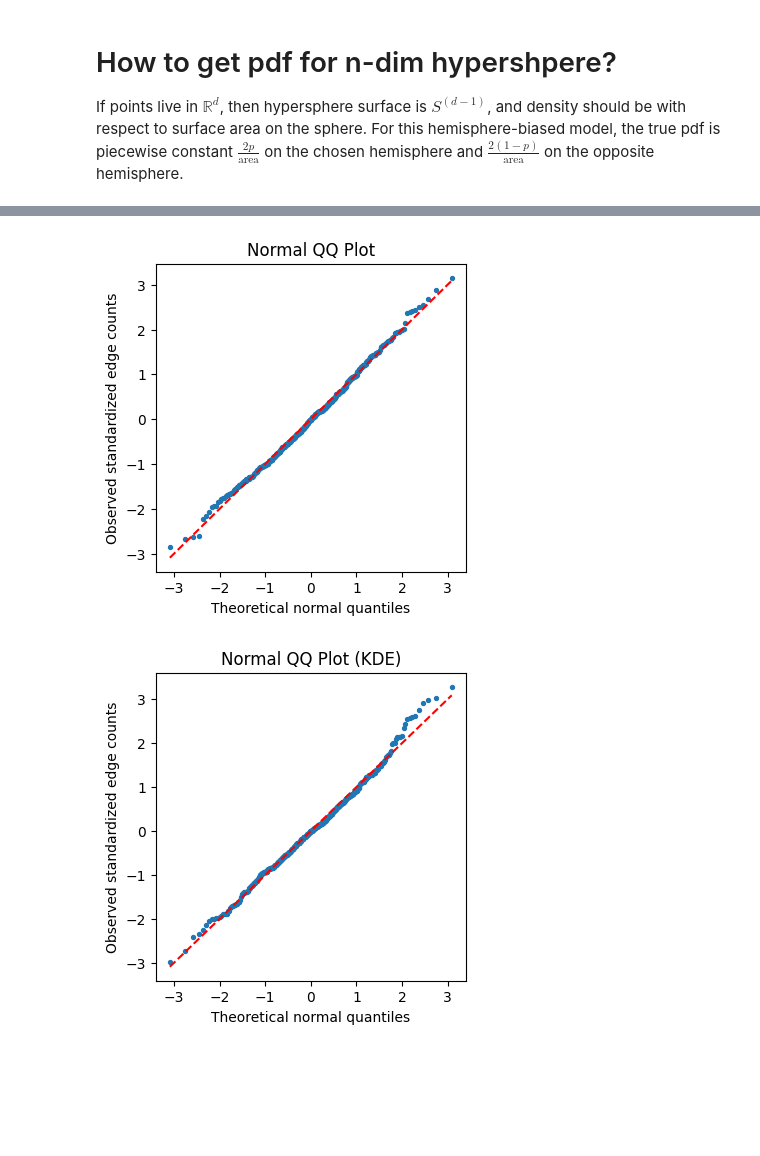
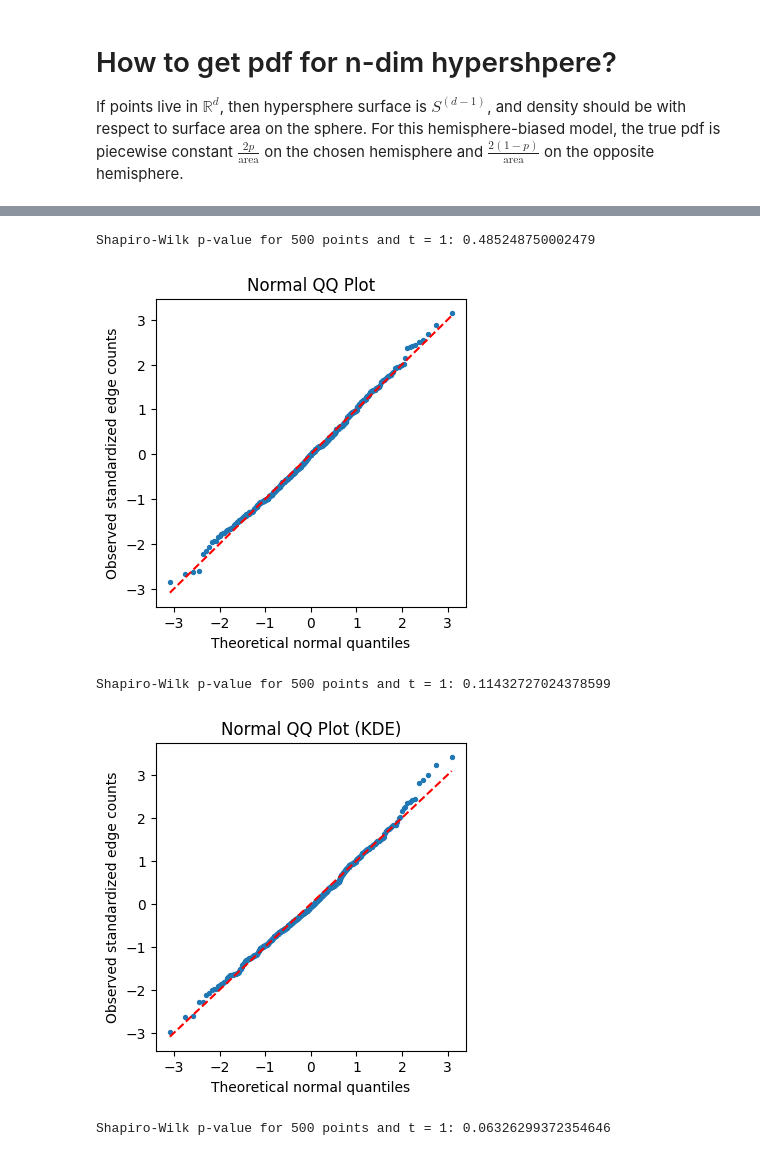
Before and after one commit to JosephMatatyaou/STA199REU, a Jupyter notebook: SQ26/Week2/SphereEdgeCount_KDE.ipynb, the cells around one changed output, grey strips where cells are left out. Saved outputs shown, nothing was run; the diff lists cells and outputs as text; code cells hidden in the pictures; blank space fills up the shorter version.

```diff
--- a/SQ26/Week2/SphereEdgeCount_KDE.ipynb
+++ b/SQ26/Week2/SphereEdgeCount_KDE.ipynb
@@ -321,7 +319,7 @@ def edge_count_sim_kde(
     p: float,
     h: float,
     direction=None,
-    sym_rule="mean",
+    sym_rule="min",
     seed: int | None = None,
 ) -> np.ndarray:
     rng = np.random.default_rng(seed)
@@ -357,7 +355,7 @@ def edge_count_sim_pdf(
     d: int,
     p: float,
     direction=None,
-    sym_rule="mean",
+    sym_rule="min",
     r: float = 1.0,
     center=None,
     tol: float = 1e-8,
@@ -426,7 +424,7 @@ for n_points in [50, 100, 250, 1000]:
         p=0.8,
         h=0.15,
         direction=[1, 0, 0],
-        sym_rule="mean",
+        sym_rule="min",
         seed=234,
     )
 
@@ -437,7 +435,7 @@ for n_points in [50, 100, 250, 1000]:
         d=3,
         p=0.8,
         direction=[1, 0, 0],
-        sym_rule="mean",
+        sym_rule="min",
         seed=234,
     )
 
@@ -468,7 +466,7 @@ edge_counts_kde = edge_count_sim_kde(
     p=0.8,
     h=0.15,
     direction=[1, 0, 0],
-    sym_rule="mean",
+    sym_rule="min",
     seed=234,
 )
 
@@ -479,7 +477,7 @@ edge_counts_pdf = edge_count_sim_pdf(
     d=3,
     p=0.8,
     direction=[1, 0, 0],
-    sym_rule="mean",
+    sym_rule="min",
     seed=234,
 )
 
@@ -494,7 +492,7 @@ plt.plot(k, running_mean_kde, label="KDE-adjusted")
 plt.plot(k, running_mean_pdf, label="True-pdf-adjusted")
 plt.xlabel("Number of resamples")
 plt.ylabel("Running mean of edge count")
-plt.title("Stabilization of simulation mean")
+plt.title("Stabilization of simulation mean (n_points = 200)")
 plt.legend()
 plt.show()
 # %% [output]
@@ -521,10 +519,11 @@ n_points = 1000
 # %%
+from scipy.stats import shapiro
 from statistics import NormalDist
 
 
 counts = edge_count_sim(
     n_points=500,
-    t=t,
+    t=1,
     n_resamples=500,
     d=3,
     p=0.8,
@@ -542,6 +541,10 @@ z = np.sort((counts - mu) / sd)
 p_vals = (np.arange(1, len(z) + 1) - 0.5) / len(z)
 q = np.array([NormalDist().inv_cdf(pi) for pi in p_vals])
 
+
+stat, p= shapiro(counts)
+print(f"Shapiro-Wilk p-value for 500 points and t = 1:", p)
+
 fig = plt.figure(figsize=(4, 4))
 plt.scatter(q, z, s=8)
 plt.plot([q.min(), q.max()], [q.min(), q.max()], "r--")
@@ -558,10 +561,9 @@ counts2 = edge_count_sim_kde(
     p=0.8,
     h=0.15,
     direction=[1, 0, 0],
-    sym_rule="mean",
+    sym_rule="min",
     seed=234,
 )
-
 mu2 = counts2.mean()
 
 sd2 = counts2.std(ddof=1)
@@ -571,6 +573,9 @@ z2 = np.sort((counts2 - mu2) / sd2)
 
 p_vals2 = (np.arange(1, len(z) + 1) - 0.5) / len(z2)
 q2= np.array([NormalDist().inv_cdf(pi) for pi in p_vals2])
+
+stat2, p2= shapiro(counts2)
+print(f"Shapiro-Wilk p-value for 500 points and t = 1:", p2)
 
 fig2 = plt.figure(figsize=(4, 4))
 plt.scatter(q2, z2, s=8)
@@ -582,32 +587,38 @@ plt.show()
 
 counts3 = edge_count_sim_pdf(
     n_points=n_points,
     t=1,
     n_resamples=n_resamples,
     d=3,
     p=0.8,
     direction=[1, 0, 0],
-    sym_rule="mean",
+    sym_rule="min",
     seed=234,
 )
 
 mu3 = counts3.mean()
 
 sd3 = counts3.std(ddof=1)
 
 
 z3 = np.sort((counts3 - mu3) / sd3)
 
 p_vals3 = (np.arange(1, len(z) + 1) - 0.5) / len(z3)
 q3= np.array([NormalDist().inv_cdf(pi) for pi in p_vals3])
 
+stat3, p3= shapiro(counts3)
+print(f"Shapiro-Wilk p-value for 500 points and t = 1:", p3)
+
 fig3 = plt.figure(figsize=(4, 4))
 plt.scatter(q3, z3, s=8)
 plt.plot([q3.min(), q3.max()], [q3.min(), q3.max()], "r--")
 plt.xlabel("Theoretical normal quantiles")
 plt.ylabel("Observed standardized edge counts")
 plt.title("Normal QQ Plot (PDF)")
 plt.show()
 # %% [output]
+Shapiro-Wilk p-value for 500 points and t = 1: 0.485248750002479
 [figure]
+Shapiro-Wilk p-value for 500 points and t = 1: 0.11432727024378599
-[figure, old version]
+[figure, new version]
+Shapiro-Wilk p-value for 500 points and t = 1: 0.06326299372354646
```
Also changed, not shown: parts of 5 cells of this notebook.
